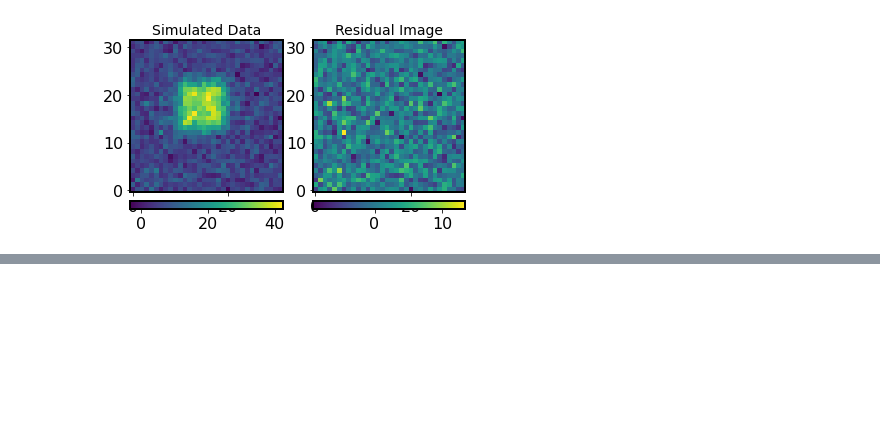
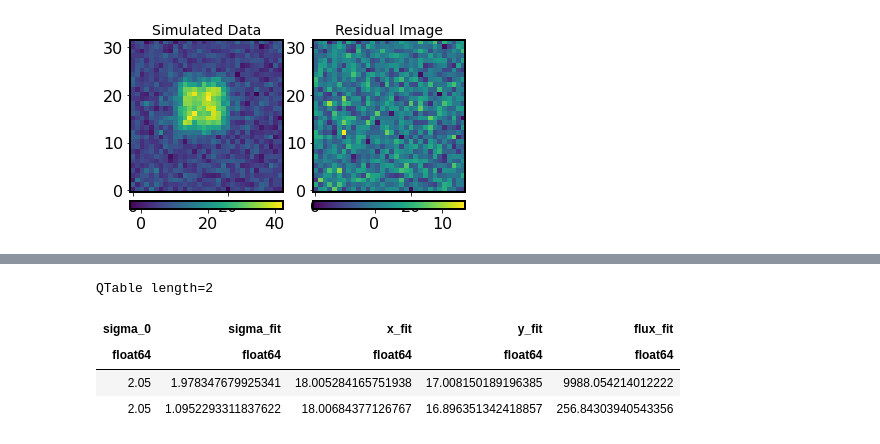
Before and after one commit to cruzcrue/Research, a Jupyter notebook: Astro8824/tutorialphotutils.ipynb, the cells around one changed output, grey strips where cells are left out. Saved outputs shown, nothing was run; the diff lists cells and outputs as text; code cells hidden in the pictures; blank space fills up the shorter version.

```diff
--- a/Astro8824/tutorialphotutils.ipynb
+++ b/Astro8824/tutorialphotutils.ipynb
@@ -254,0 +366,12 @@ plt.show()
+# %%
+phot_results = itr_phot_obj(image)
+
+phot_results['id', 'group_id', 'iter_detected', 'x_0', 'y_0', 'flux_0']
+
+phot_results['sigma_0', 'sigma_fit', 'x_fit', 'y_fit', 'flux_fit']
+# %% [output]
+QTable length=2
+| sigma_0 | sigma_fit | x_fit | y_fit | flux_fit |
+| float64 | float64 | float64 | float64 | float64 |
+| 2.05 | 1.978347679925341 | 18.005284165751938 | 17.008150189196385 | 9988.054214012222 |
+| 2.05 | 1.0952293311837622 | 18.00684377126767 | 16.896351342418857 | 256.84303940543356 |
```
Also changed, not shown: parts of 22 cells of this notebook, 4 other files.
